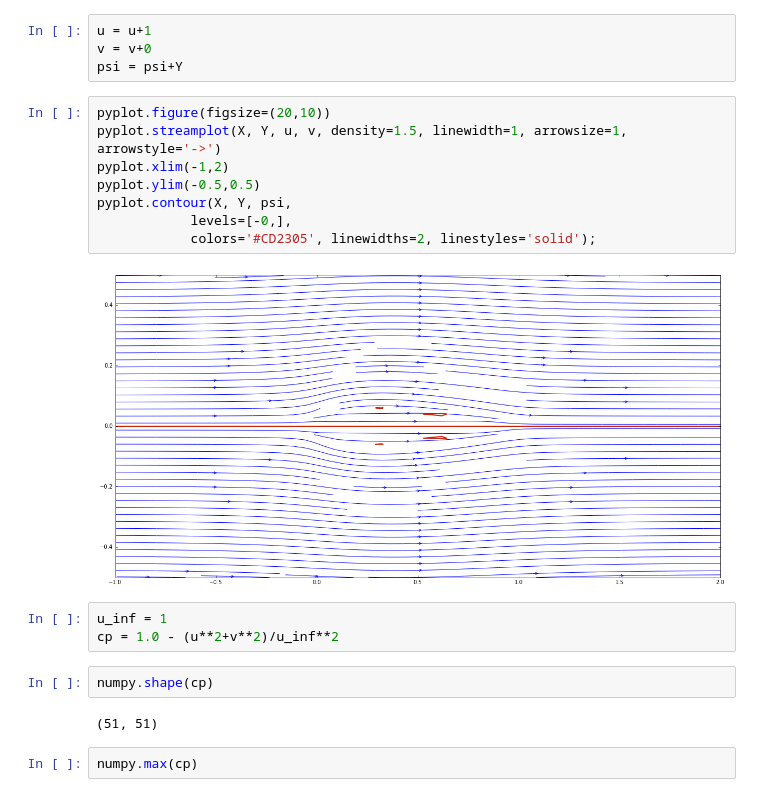
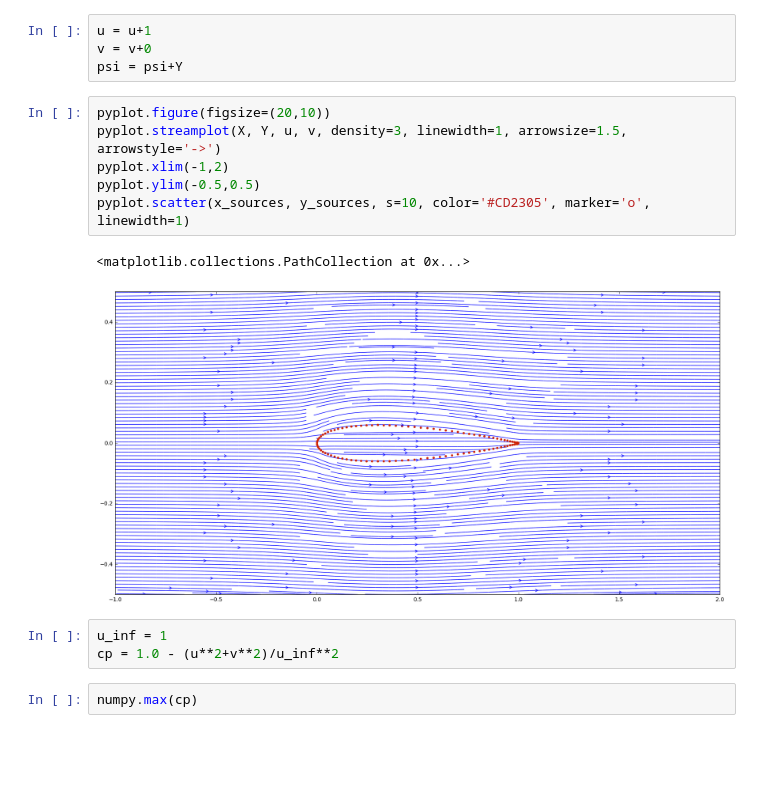
Before and after one commit to iamisrapel/MAE6226, a Jupyter notebook: 03_assignment.ipynb, the cells around one changed output. Saved outputs shown, nothing was run; the diff lists cells and outputs as text; blank space fills up the shorter version.

```diff
--- a/03_assignment.ipynb
+++ b/03_assignment.ipynb
@@ -30,21 +30,16 @@ v = v+0
 psi = psi+Y
 # %%
 pyplot.figure(figsize=(20,10))
-pyplot.streamplot(X, Y, u, v, density=1.5, linewidth=1, arrowsize=1, arrowstyle='->')
+pyplot.streamplot(X, Y, u, v, density=3, linewidth=1, arrowsize=1.5, arrowstyle='->')
 pyplot.xlim(-1,2)
 pyplot.ylim(-0.5,0.5)
-pyplot.contour(X, Y, psi,
-            levels=[-0,],
-            colors='#CD2305', linewidths=2, linestyles='solid');
+pyplot.scatter(x_sources, y_sources, s=10, color='#CD2305', marker='o', linewidth=1)
 # %% [output]
+<matplotlib.collections.PathCollection at 0x...>
-[figure, old version]
+[figure, new version]
 # %%
 u_inf = 1
 cp = 1.0 - (u**2+v**2)/u_inf**2
-# %%
-numpy.shape(cp)
-# %% [output]
-(51, 51)
 # %%
 numpy.max(cp)
 # %% [output]
```
Also changed, not shown: parts of 3 cells of this notebook.
